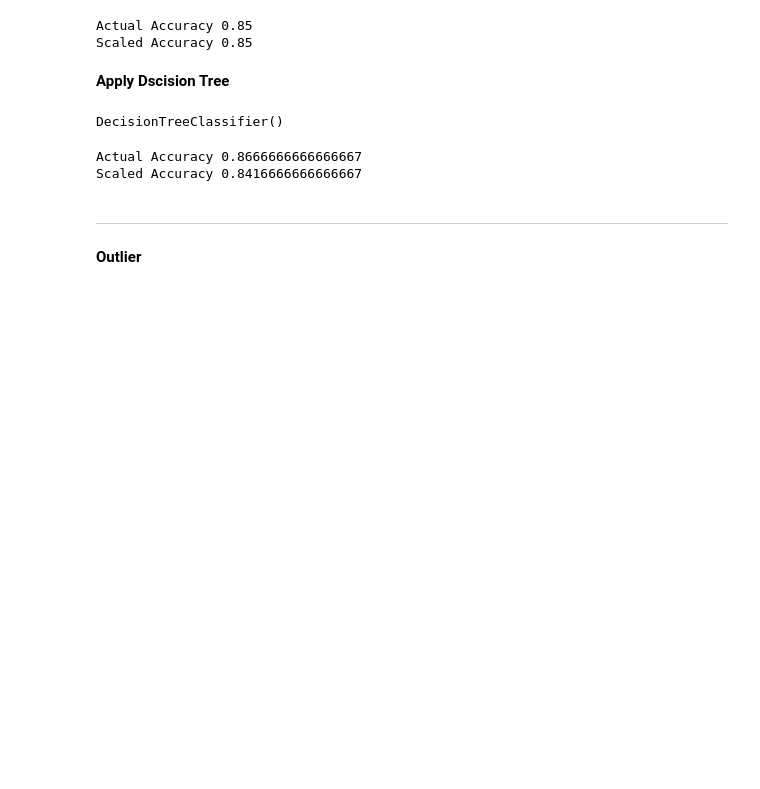
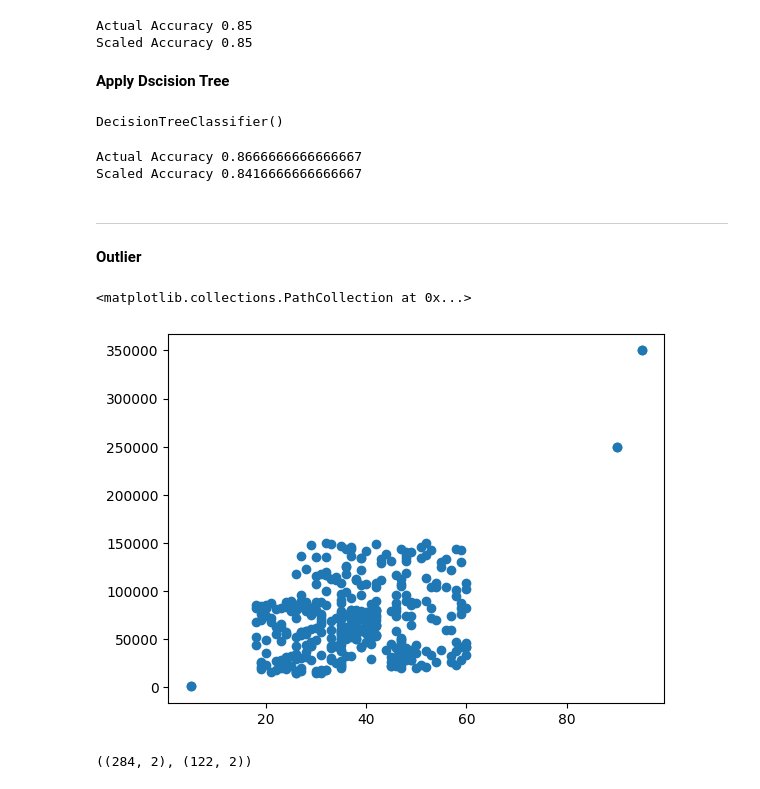
Before and after one commit to zain4cs/Feature-Engineering, a Jupyter notebook: Feature_Engineering.ipynb, the cells around one changed output. Saved outputs shown, nothing was run; the diff lists cells and outputs as text; code cells hidden in the pictures; blank space fills up the shorter version.

```diff
--- a/Feature_Engineering.ipynb
+++ b/Feature_Engineering.ipynb
@@ -228,3 +228,13 @@ new_data = pd.DataFrame({
 })
 
 df = pd.concat([df, new_data], ignore_index=True)
+# %%
+plt.scatter(df['Age'], df['EstimatedSalary'])
+# %% [output]
+<matplotlib.collections.PathCollection at 0x...>
+[figure, added]
+# %%
+x_train, x_test, y_train, y_test = train_test_split(df.drop('Purchased', axis=True), df['Purchased'], test_size=0.3, random_state=42)
+x_train.shape, x_test.shape
+# %% [output]
+((284, 2), (122, 2))
```
Also changed, not shown: parts of 4 cells of this notebook.
